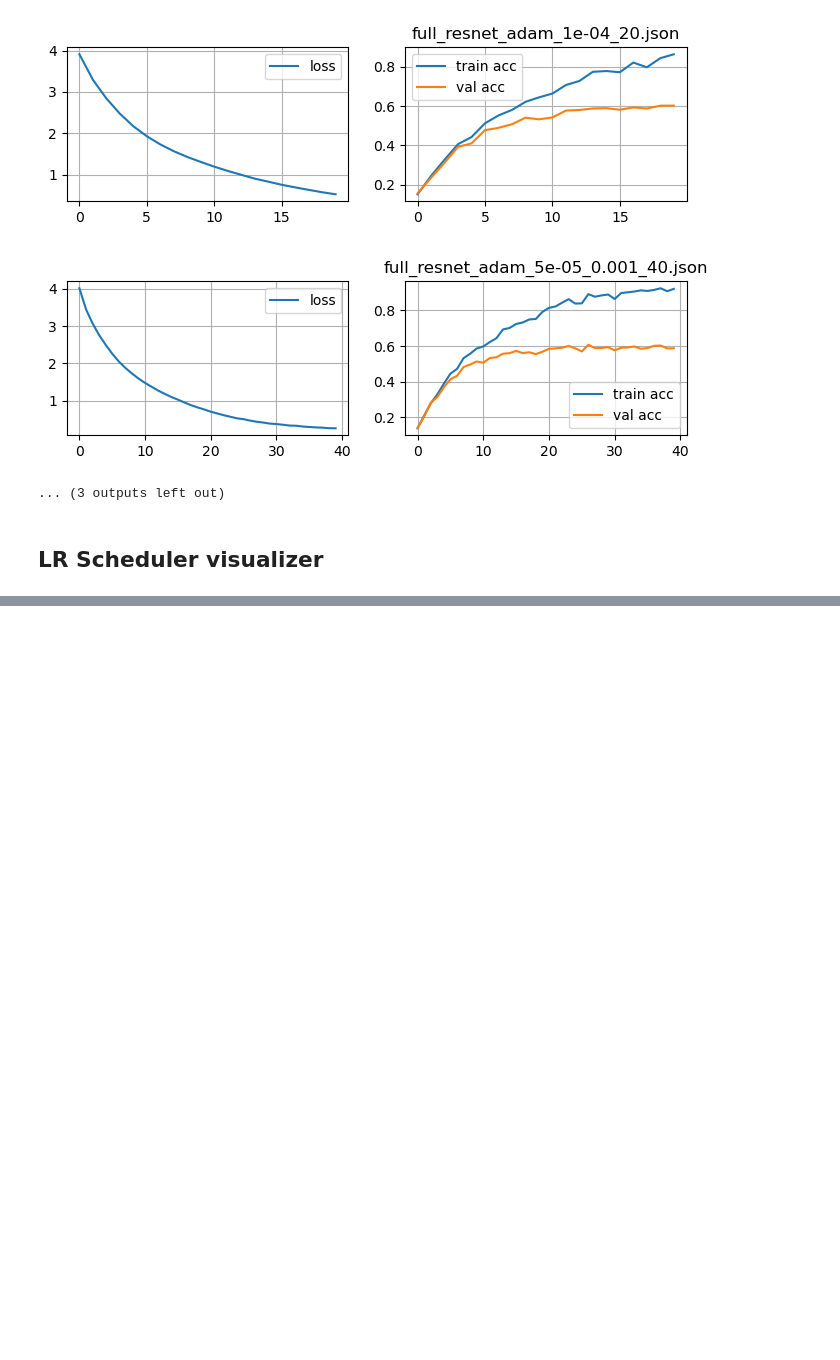
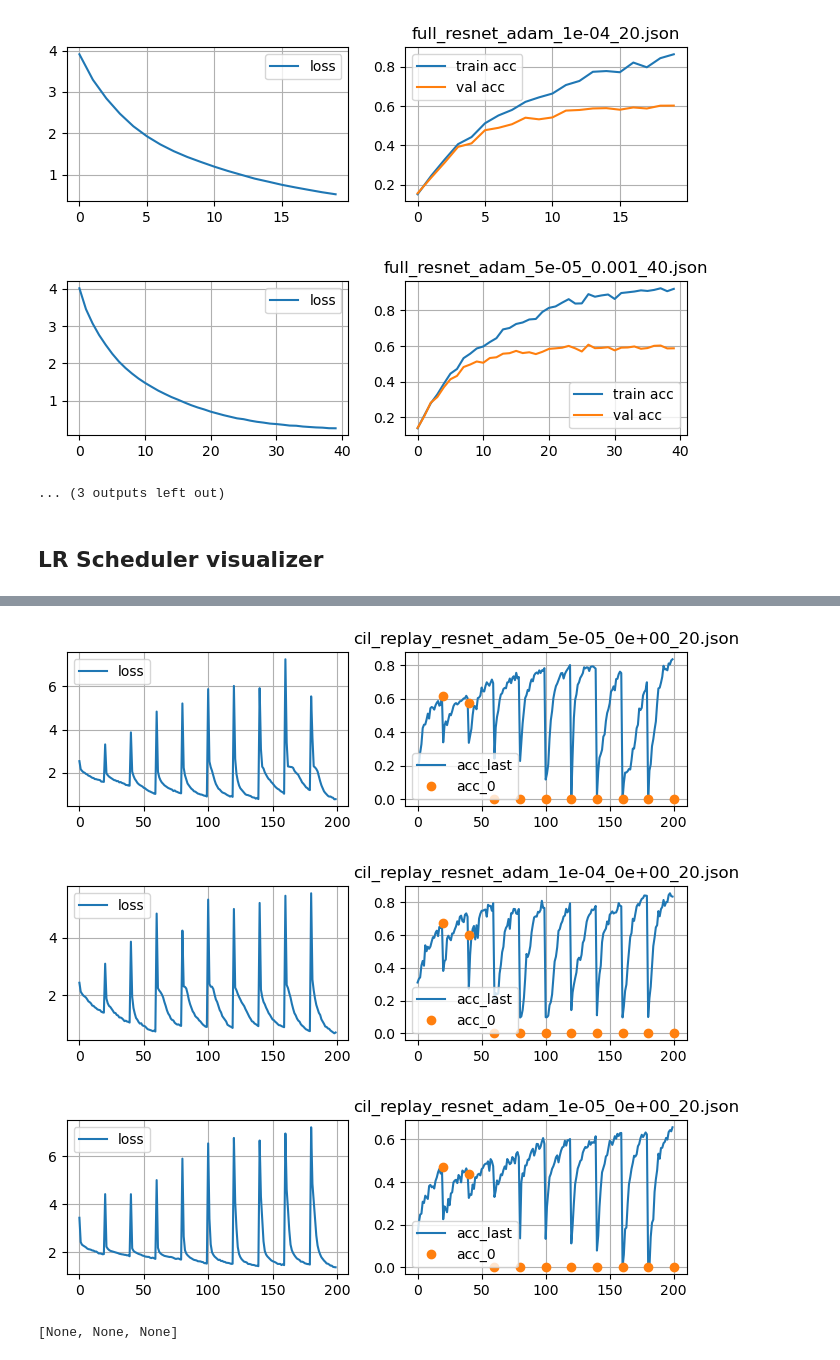
Before and after one commit to mipt-alexa/continual-learning, a Jupyter notebook: visualize.ipynb, the cells around one changed output, grey strips where cells are left out. Cells and saved outputs as stored; diff of their text form; code cells hidden in the pictures; blank space fills up the shorter version.

```diff
--- a/visualize.ipynb
+++ b/visualize.ipynb
@@ -189,0 +222,29 @@ plt.plot(np.arange(n+1), lr_vals)
+# %%
+def plot(run_name):
+    if run_name[-5:] != ".json":
+        run_name += ".json"
+    with open(f'./pipeline/results/{run_name}', 'r') as f:
+      data = json.load(f)
+    data.keys()
+
+    fig, ax = plt.subplots(1, 2, figsize=(8,2))
+
+    for key, value in data.items():
+        if key in ["acc_last", "acc_train", "acc_val"]:
+            ax[1].plot(value, label=key)
+        elif key == "loss":
+            ax[0].plot(value, label=key)
+        elif key == "acc_0":
+            ax[1].plot(data["num_epochs"]*np.arange(1, 10 + 1), data["acc_0"], 'o', label=key)
+
+    plt.title(run_name)
+    ax[0].legend()
+    ax[1].legend()
+    plt.show()
+# %%
+[plot(dir) for dir in listdir("./pipeline/results") if "cil_replay_resnet" in dir]
+# %% [output]
+[figure, added]
+[figure, added]
+[figure, added]
+[None, None, None]
```
Also changed, not shown: parts of 10 cells of this notebook.
